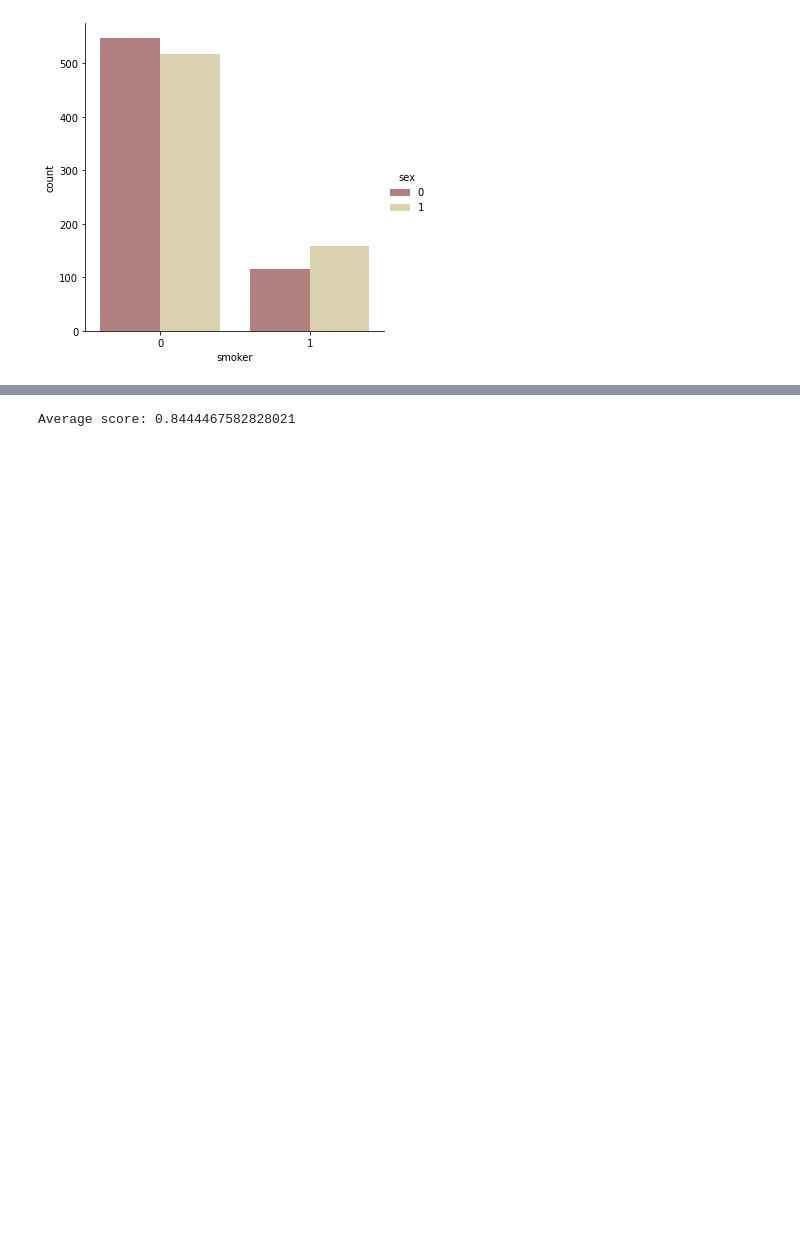
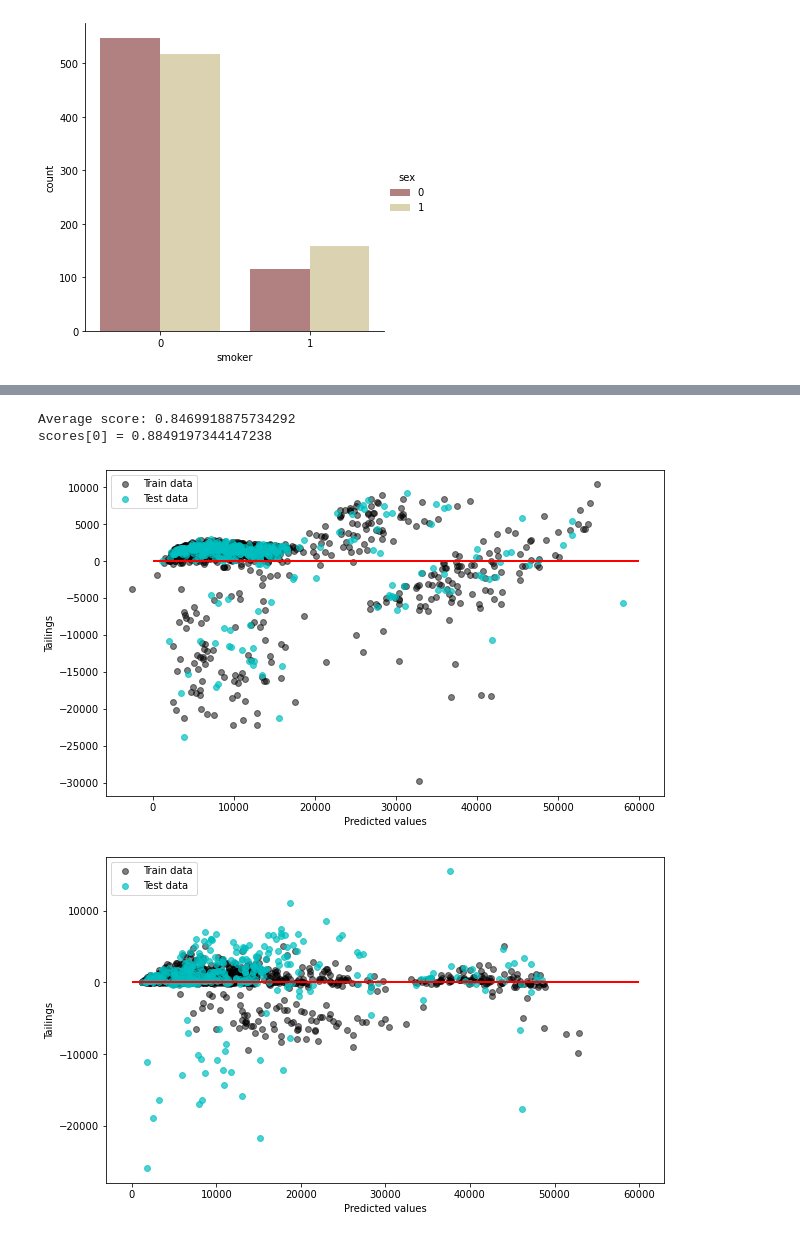
Before and after one commit to TomeCarvalho/TAA_P1, a Jupyter notebook: analise.ipynb, the cells around one changed output, grey strips where cells are left out. Cells and saved outputs as stored; diff of their text form; code cells hidden in the pictures; blank space fills up the shorter version.

```diff
--- a/analise.ipynb
+++ b/analise.ipynb
@@ -144,5 +172,5 @@ rfr.score(x_test, y_test) = 0.8708213592322325
 # %%
-X = data.drop(['charges'], axis = 1)
+X = data.drop(['charges', 'region'], axis = 1)
 Y = data.charges
 
 
@@ -154,7 +182,7 @@ X_tests = []
 Y_trains = []
 Y_tests = []
 
-for i in range(10):
+for i in range(N_STATES):
     X_train, X_test, Y_train, Y_test = train_test_split(x_quad, Y, random_state = i)
     X_trains.append(X_train)
     X_tests.append(X_test)
@@ -177,5 +205,47 @@ for i in range(len(X_trains)):
 
 # print(plr.score(X_test,Y_test))
 print(f'Average score: {sum(scores) / len(scores)}')
+print(f'{scores[0] = }')
 # %% [output]
-Average score: 0.8444467582828021
+Average score: 0.8469918875734292
+scores[0] = 0.8849197344147238
+# %%
+Y_train_pred = plr.predict(X_trains[-1])
+Y_test_pred = plr.predict(X_tests[-1])
+
+forest_train_pred = rfr.predict(x_trains[-1])
+forest_test_pred = rfr.predict(x_tests[-1])
+
+
+pl.figure(figsize=(10,6))
+
+pl.scatter(Y_train_pred, Y_train_pred - Y_train,
+          c = 'black', marker = 'o', s = 35, alpha = 0.5,
+          label = 'Train data')
+pl.scatter(Y_test_pred, Y_test_pred - Y_test,
+          c = 'c', marker = 'o', s = 35, alpha = 0.7,
+          label = 'Test data')
+pl.xlabel('Predicted values')
+pl.ylabel('Tailings')
+pl.legend(loc = 'upper left')
+pl.hlines(y = 0, xmin = 0, xmax = 60000, lw = 2, color = 'red')
+pl.show()
+
+pl.figure(figsize=(10,6))
+
+pl.scatter(forest_train_pred, forest_train_pred - y_train,
+          c = 'black', marker = 'o', s = 35, alpha = 0.5,
+          label = 'Train data')
+pl.scatter(forest_test_pred, forest_test_pred - y_test,
+          c = 'c', marker = 'o', s = 35, alpha = 0.7,
+          label = 'Test data')
+# pl.scatter(range(len(forest_train_pred)), forest_train_pred, c='red', lineWidth=.5)
+# pl.scatter(range(len(y_train)), y_train, lineWidth=.5)
+pl.xlabel('Predicted values')
+pl.ylabel('Tailings')
+pl.legend(loc = 'upper left')
+pl.hlines(y = 0, xmin = 0, xmax = 60000, lw = 2, color = 'red')
+pl.show()
+# %% [output]
+[figure, added]
+[figure, added]
```
Also changed, not shown: parts of 3 cells of this notebook.
